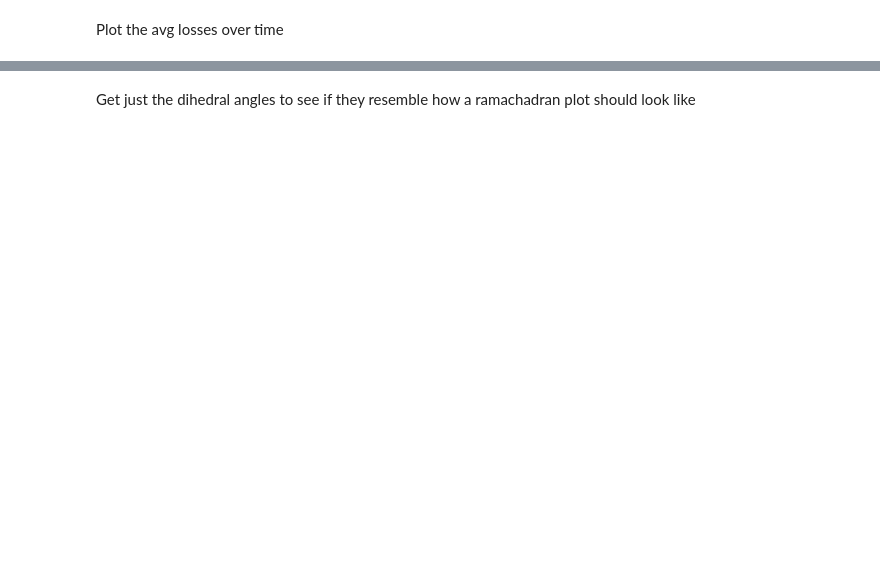
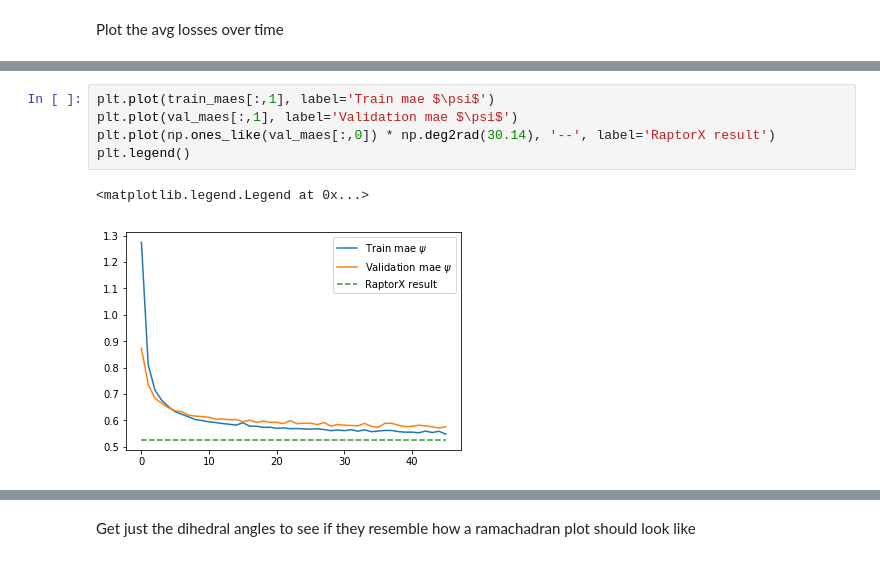
Before and after one commit to m3h0w/protein-dihedral-angles-prediction, a Jupyter notebook: Full pipeline - tensor data.ipynb, the cells around one changed output, grey strips where cells are left out. Cells and saved outputs as stored; diff of their text form; blank space fills up the shorter version.

```diff
--- a/Full pipeline - tensor data.ipynb
+++ b/Full pipeline - tensor data.ipynb
@@ -276,0 +313,8 @@ plt.plot(avg_losses)
+# %%
+plt.plot(train_maes[:,1], label='Train mae $\psi$')
+plt.plot(val_maes[:,1], label='Validation mae $\psi$')
+plt.plot(np.ones_like(val_maes[:,0]) * np.deg2rad(30.14), '--', label='RaptorX result')
+plt.legend()
+# %% [output]
+<matplotlib.legend.Legend at 0x...>
+[figure, added]
```
Also changed, not shown: parts of 15 cells of this notebook, 2 other files.
